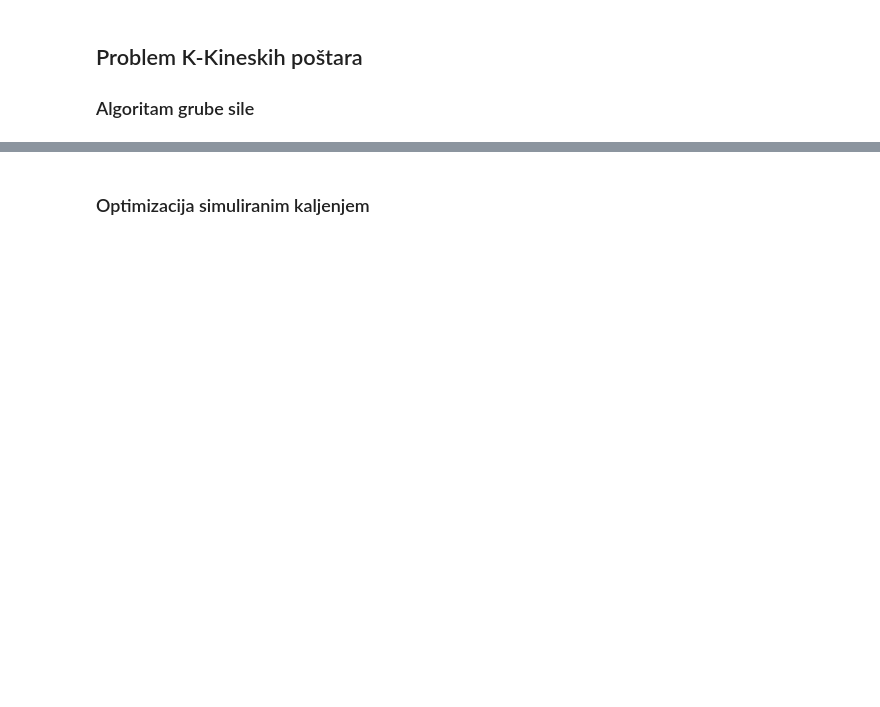
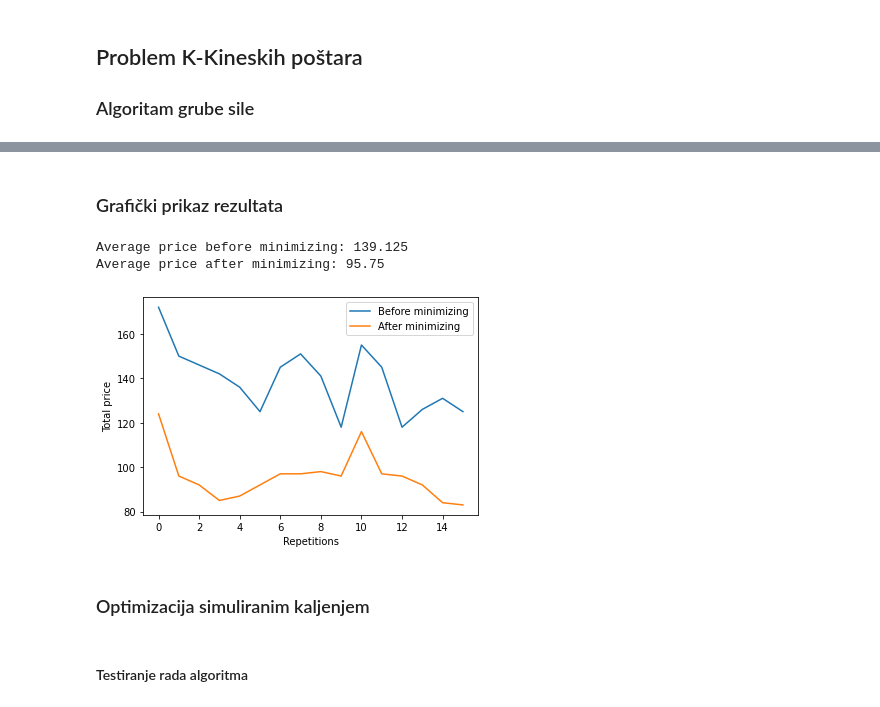
Before and after one commit to lristic/kcpp-optimization, a Jupyter notebook: RI-Seminarski.ipynb, the cells around one changed output, grey strips where cells are left out. Saved outputs shown, nothing was run; the diff lists cells and outputs as text; code cells hidden in the pictures; blank space fills up the shorter version.

```diff
--- a/RI-Seminarski.ipynb
+++ b/RI-Seminarski.ipynb
@@ -210,2 +242,34 @@ Paths after optimizing with brute-force algorithm:
+# %% [markdown]
+### Grafički prikaz rezultata
+# %%
+import matplotlib.pyplot as plt
+import numpy as np
+
+# Primer 1
+# prices = np.array([227, 249, 205, 171, 218, 239, 177, 195, 231, 166,
+#                    220, 166, 231, 251, 226, 177, 196, 200, 191, 157])
+# prices_bf = np.array([124, 200, 155, 140, 153, 190, 124, 144, 135, 94,
+#                       120, 123, 128, 148, 177, 128, 135, 150, 143, 124])
+
+prices = np.array([172, 150, 146, 142, 136, 125, 145, 151, 141, 118, 155, 145, 118, 126, 131, 125])
+prices_bf = np.array([124, 96, 92, 85, 87, 92, 97, 97, 98, 96, 116, 97, 96, 92, 84, 83])
+
+
+plt.plot(prices)
+plt.plot(prices_bf)
+plt.xlabel('Repetitions')
+plt.ylabel('Total price')
+
+plt.legend(["Before minimizing", "After minimizing"])
+
+average_prices = sum(prices)/len(prices)
+average_prices_bf = sum(prices_bf)/len(prices_bf)
+
+print("Average price before minimizing: {}".format(average_prices))
+print("Average price after minimizing: {}".format(average_prices_bf))
+# %% [output]
+Average price before minimizing: 139.125
+Average price after minimizing: 95.75
+[figure, added]
 # %% [markdown]
 ### Optimizacija simuliranim kaljenjem
@@ -211,0 +364,2 @@ Paths after optimizing with brute-force algorithm:
+# %% [markdown]
+#### Testiranje rada algoritma
```
Also changed, not shown: parts of 8 cells of this notebook, 1 other file.
